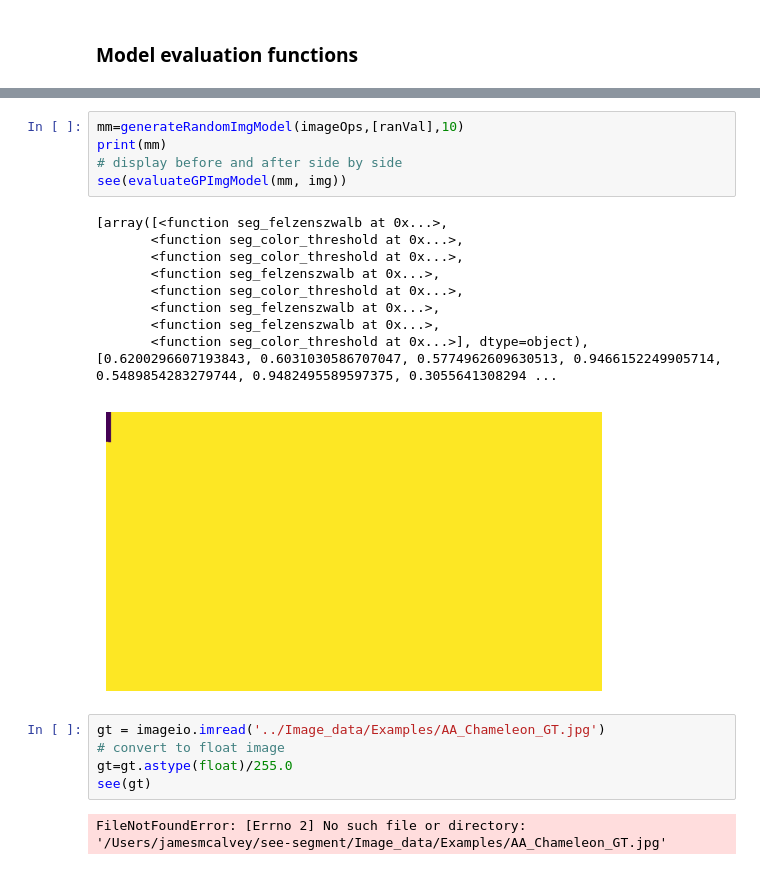
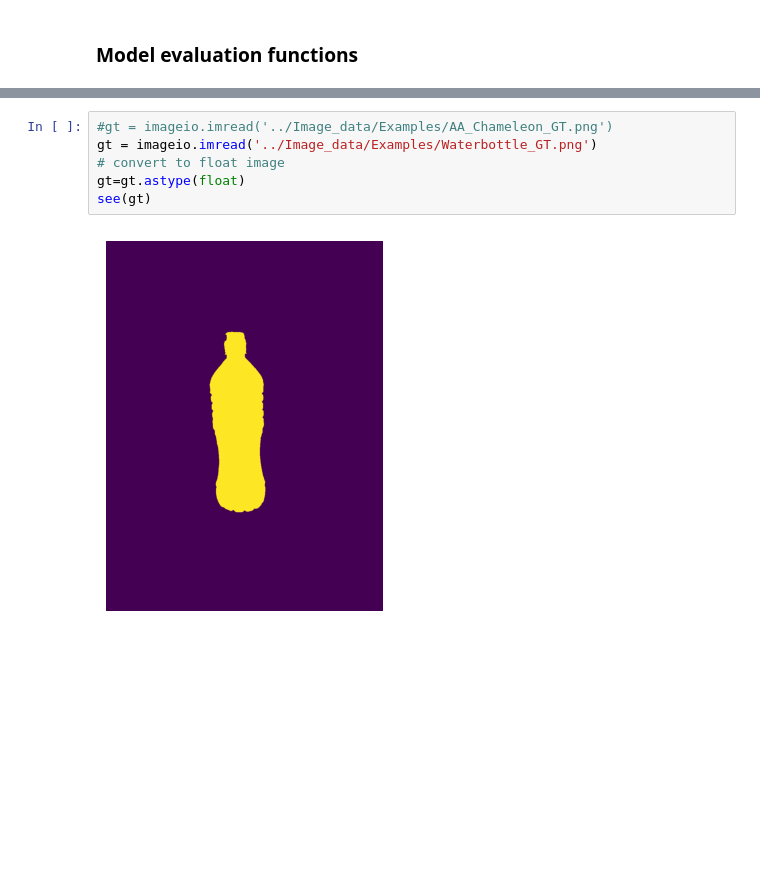
Before and after one commit to jmcalvey/see-segment, a Jupyter notebook: StackGP/SegmentationGPModelDemo.ipynb, the cells around one changed output, grey strips where cells are left out. Drawn from its saved outputs; the diff is of its cells as text; blank space fills up the shorter version.

```diff
--- a/StackGP/SegmentationGPModelDemo.ipynb
+++ b/StackGP/SegmentationGPModelDemo.ipynb
@@ -339,23 +377,9 @@ see(img)
-# %%
-mm=generateRandomImgModel(imageOps,[ranVal],10)
-print(mm)
-# display before and after side by side
-see(evaluateGPImgModel(mm, img))
-# %% [output]
-[array([<function seg_felzenszwalb at 0x...>,
-       <function seg_color_threshold at 0x...>,
-       <function seg_color_threshold at 0x...>,
-       <function seg_felzenszwalb at 0x...>,
-       <function seg_color_threshold at 0x...>,
-       <function seg_felzenszwalb at 0x...>,
-       <function seg_felzenszwalb at 0x...>,
-       <function seg_color_threshold at 0x...>], dtype=object), [0.6200296607193843, 0.6031030586707047, 0.5774962609630513, 0.9466152249905714, 0.5489854283279744, 0.9482495589597375, 0.3055641308294 ...
-[figure, removed]
 # %%
-gt = imageio.imread('../Image_data/Examples/AA_Chameleon_GT.jpg')
+#gt = imageio.imread('../Image_data/Examples/AA_Chameleon_GT.png')
+gt = imageio.imread('../Image_data/Examples/Waterbottle_GT.png')
 # convert to float image
-gt=gt.astype(float)/255.0
+gt=gt.astype(float)
 see(gt)
 # %% [output]
-FileNotFoundError: [Errno 2] No such file or directory: '/Users/jamesmcalvey/see-segment/Image_data/Examples/AA_Chameleon_GT.jpg'
+[figure, added]
 # %%
```
Also changed, not shown: parts of 15 cells of this notebook, 1 other file.
